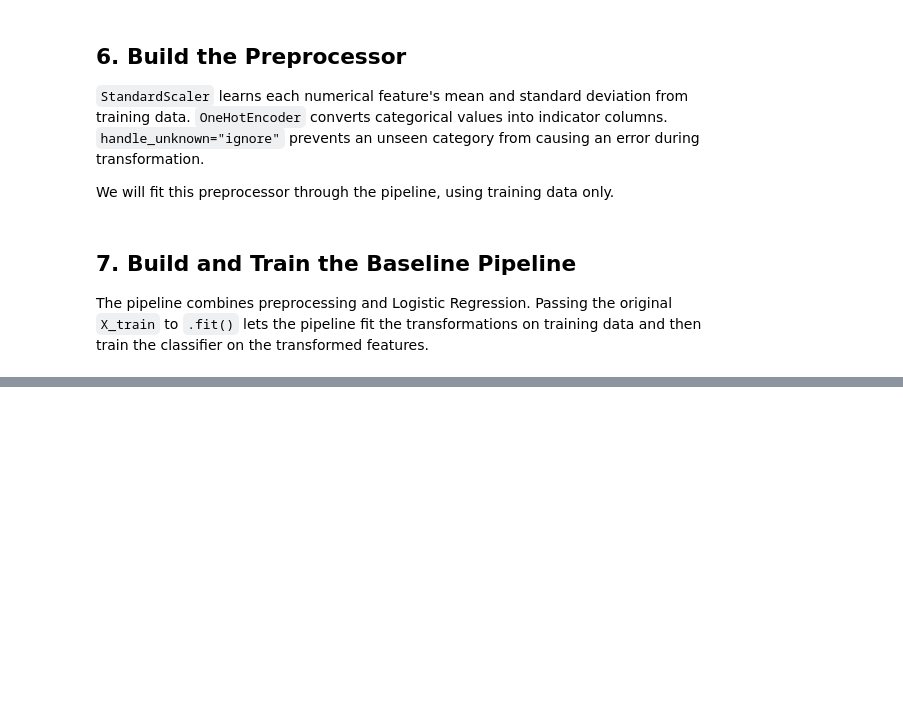
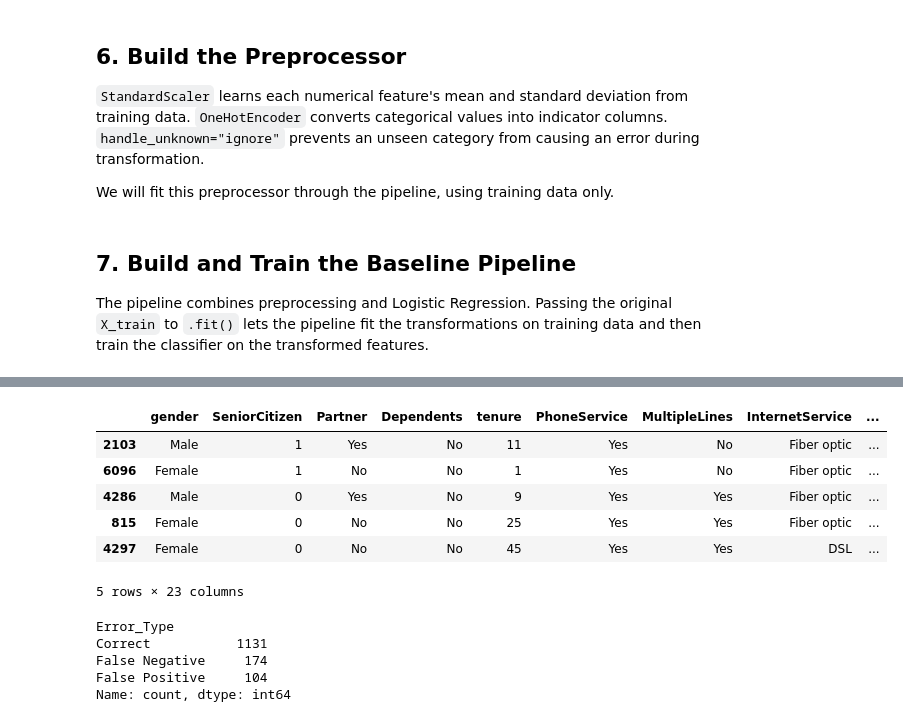
Before and after one commit to amanullah-ops/customer-churn-prediction, a Jupyter notebook: notebooks/02_model_training_and_evaluation.ipynb, the cells around one changed output, grey strips where cells are left out. Saved outputs shown, nothing was run; the diff lists cells and outputs as text; code cells hidden in the pictures; blank space fills up the shorter version.

```diff
--- a/notebooks/02_model_training_and_evaluation.ipynb
+++ b/notebooks/02_model_training_and_evaluation.ipynb
@@ -185,0 +212,2 @@ Lowering the threshold identified more churners but also produced more false pos
+# %%
+y_val_pred = model.predict(X_val)
@@ -185,0 +423,39 @@ Lowering the threshold identified more churners but also produced more false pos
+# %%
+error_analysis = X_val.copy()
+
+error_analysis["Actual_Churn"] = y_val
+error_analysis["Predicted_Churn"] = y_val_pred
+error_analysis["Churn_Probability"] = y_val_prob
+
+error_analysis["Error_Type"] = np.select(
+    [
+        (error_analysis["Actual_Churn"] == "Yes") &
+        (error_analysis["Predicted_Churn"] == "No"),
+
+        (error_analysis["Actual_Churn"] == "No") &
+        (error_analysis["Predicted_Churn"] == "Yes")
+    ],
+    [
+        "False Negative",
+        "False Positive"
+    ],
+    default="Correct"
+)
+
+error_analysis.head()
+# %% [output]
+|  | gender | SeniorCitizen | Partner | Dependents | tenure | PhoneService | MultipleLines | InternetService | ... |
+| 2103 | Male | 1 | Yes | No | 11 | Yes | No | Fiber optic | ... |
+| 6096 | Female | 1 | No | No | 1 | Yes | No | Fiber optic | ... |
+| 4286 | Male | 0 | Yes | No | 9 | Yes | Yes | Fiber optic | ... |
+| 815 | Female | 0 | No | No | 25 | Yes | Yes | Fiber optic | ... |
+| 4297 | Female | 0 | No | No | 45 | Yes | Yes | DSL | ... |
+5 rows × 23 columns
+# %%
+error_analysis["Error_Type"].value_counts()
+# %% [output]
+Error_Type
+Correct           1131
+False Negative     174
+False Positive     104
+Name: count, dtype: int64
```
Also changed, not shown: parts of 69 cells of this notebook.
